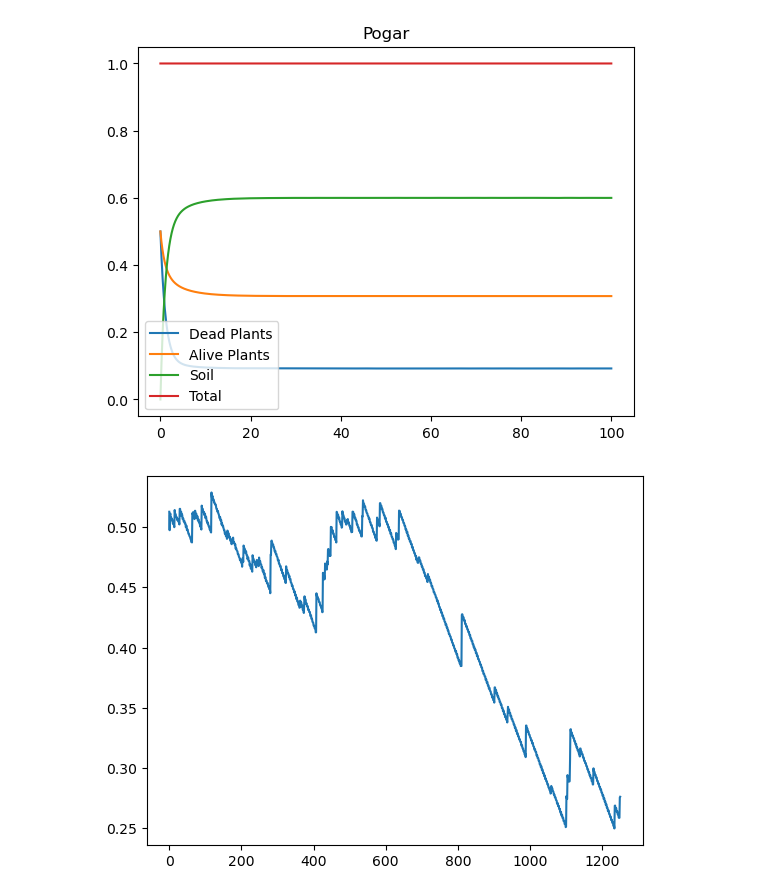
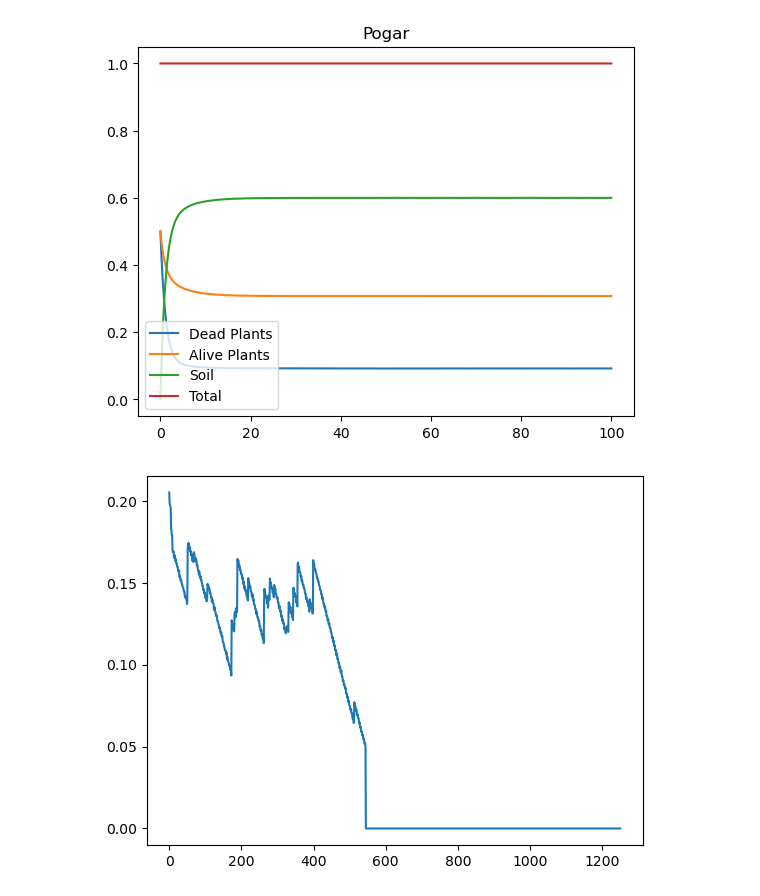
Before and after one commit to arjoooooon/MCM-2023, a Jupyter notebook: ModelSimulation.ipynb, the cells around one changed output. Drawn from its saved outputs; the diff is of its cells as text; code cells hidden in the pictures.

```diff
--- a/ModelSimulation.ipynb
+++ b/ModelSimulation.ipynb
@@ -32,22 +32,22 @@ plt.legend()
 plt.show()
 # %% [output]
 [figure]
-# %%
-### Define some arbitrary constants for our equations
-
-NUTRIENT_INTAKE_RATE = 0.5
-LITTERING_RATE = 0.3
-WFPS = 0.3
-L2 = lambda x: x
-
-from water import water
-
-result = water(500, 0, 10000, 1, [0.2, 4, 3], [0.6, 4, 3])
-plt.plot(result)
-
-W = lambda t: WFPS*np.sin(t/100) + WFPS
-# %% [output]
-[figure, removed]
+# %%
+### Define some arbitrary constants for our equations
+
+NUTRIENT_INTAKE_RATE = 0.5
+LITTERING_RATE = 0.3
+WFPS = 0.3
+L2 = lambda x: x
+
+from water import water
+
+result = water(200, 0, 10000, 1, [0.2, 4, 4], [0.6, 4, 3])
+plt.plot(result)
+
+W = lambda t: result[int(t)]
+# %% [output]
+[figure, added]
 # %%
 from copy import copy, deepcopy
 
```
Also changed, not shown: parts of 5 cells of this notebook.
